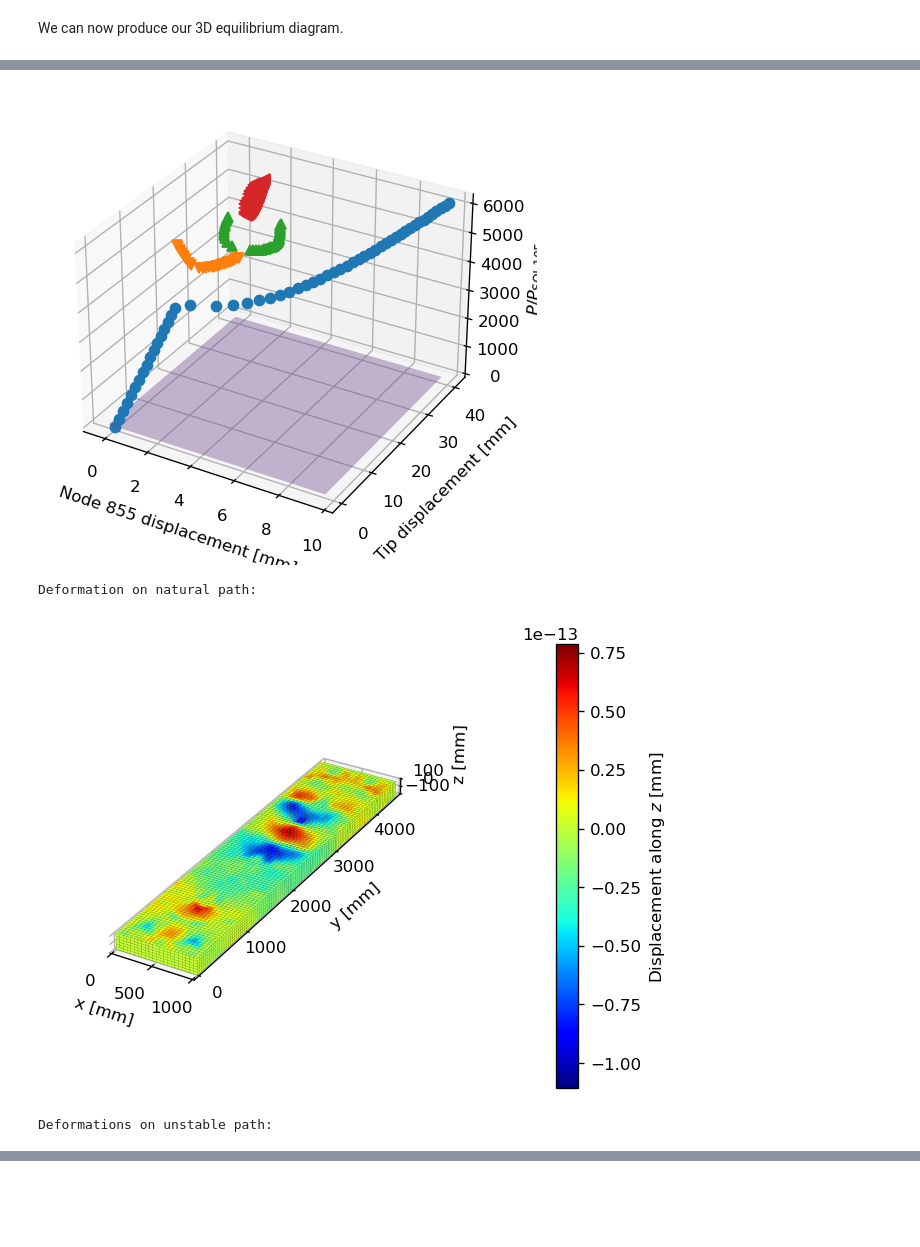
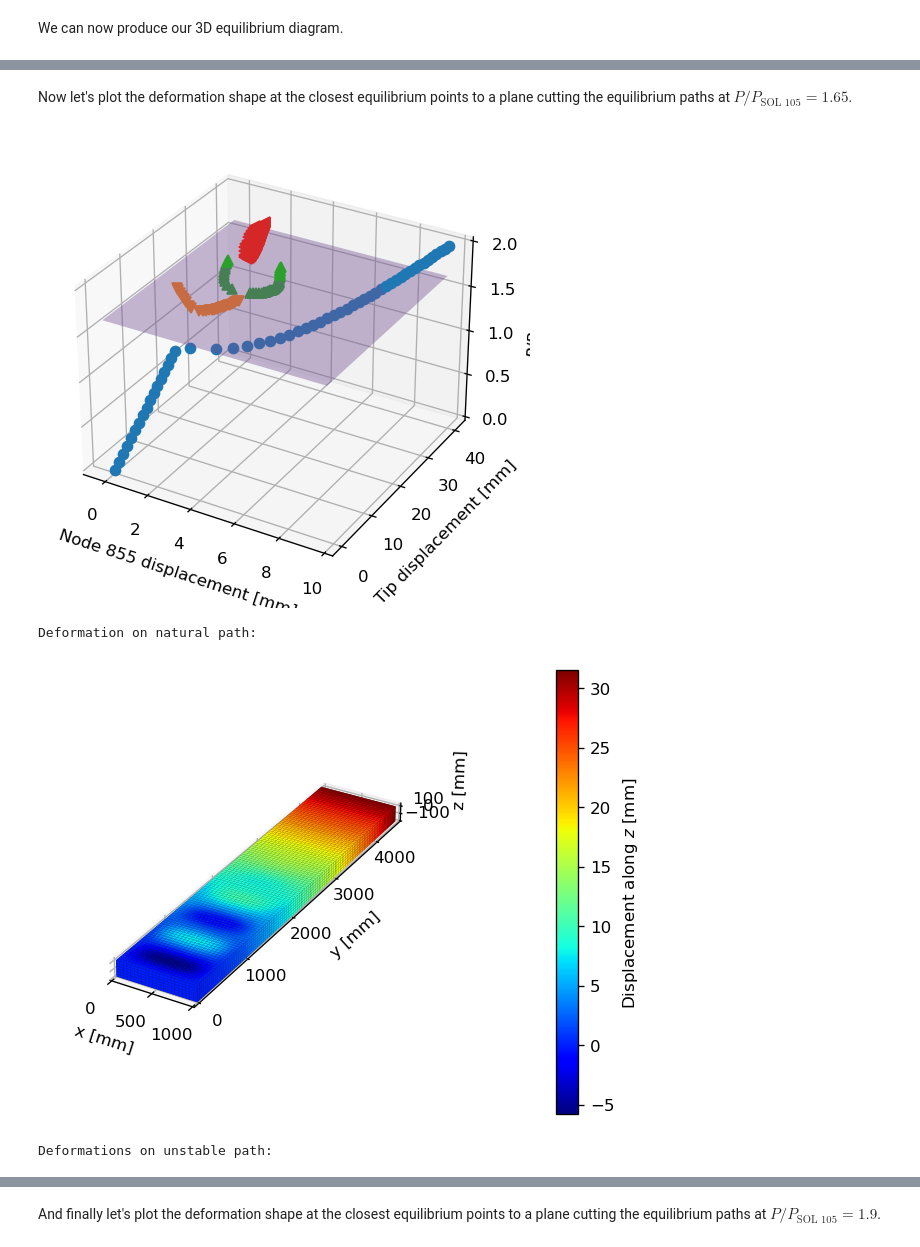
Before and after one commit to fmamitrotta/nonlinear-structural-stability-notebooks, a Jupyter notebook: notebooks/15_Investigation_of_the_Equilibrium_Paths_of_the_Box_Beam_Reinforced_with_Ribs.ipynb, the cells around one changed output, grey strips where cells are left out. Cells and saved outputs as stored; diff of their text form; code cells hidden in the pictures; blank space fills up the shorter version.

```diff
--- a/notebooks/15_Investigation_of_the_Equilibrium_Paths_of_the_Box_Beam_Reinforced_with_Ribs.ipynb
+++ b/notebooks/15_Investigation_of_the_Equilibrium_Paths_of_the_Box_Beam_Reinforced_with_Ribs.ipynb
@@ -445,7 +445,7 @@ for subcase_id in range(1, 3):
 # Run linear buckling analysis
 input_name = 'path_existence_verification_sol_105'
 sol_105_op2 = pynastran_utils.run_sol_105_buckling_analysis(bdf_object=box_beam_bdf.__deepcopy__({}), static_load_set_id=force_set_id,
-analysis_directory_path=analysis_directory_path, input_name=input_name, run_flag=True)
+analysis_directory_path=analysis_directory_path, input_name=input_name, run_flag=False)
 
 # Find id of node where maximum displacement occurs
 max_displacement_node_id = np.argmax(sol_105_op2.eigenvectors[second_subcase_id].data[0, :, component_index]) + 1
@@ -567,15 +567,16 @@ plt.show()
 
 # Plot first deformation on unstable path
 print('Deformations on unstable path:')
-negative_displacements_indices = np.where(local_displacements[1] < np.median(local_displacements[1]))[0]
-load_step = negative_displacements_indices[np.argmin(np.abs(applied_loads[1][negative_displacements_indices] - load_factor))] + 1  # find closest load step to plane
+key = 1
+negative_displacements_indices = np.where(local_displacements[key] < np.median(local_displacements[key]))[0]
+load_step = negative_displacements_indices[np.argmin(np.abs(applied_loads[key][negative_displacements_indices] - load_factor))] + 1  # find closest load step to plane
 _, ax = pynastran_utils.plot_static_deformation(op2_object=sol_106_op2_1_4Psol105_epsp1em1, subcase_id=second_subcase_id, load_step=load_step, displacement_component='tz')
 set_ticks_and_labels_position(ax)
 plt.show()
 
 # Plot second deformation on unstable path
-positive_displacements_indices = np.where(local_displacements[1] > np.median(local_displacements[1]))[0]
-load_step = positive_displacements_indices[np.argmin(np.abs(applied_loads[1][positive_displacements_indices] - load_factor))] + 1  # find closest load step to plane
+positive_displacements_indices = np.where(local_displacements[key] > np.median(local_displacements[key]))[0]
+load_step = positive_displacements_indices[np.argmin(np.abs(applied_loads[key][positive_displacements_indices] - load_factor))] + 1  # find closest load step to plane
 _, ax = pynastran_utils.plot_static_deformation(op2_object=sol_106_op2_1_4Psol105_epsp1em1, subcase_id=second_subcase_id, load_step=load_step, displacement_component='tz')
 set_ticks_and_labels_position(ax)
 plt.show()
@@ -588,3 +589,5 @@ Deformations on unstable path:
+# %% [markdown]
+Now let's plot the deformation shape at the closest equilibrium points to a plane cutting the equilibrium paths at $P/P_\text{SOL 105}=1.65$.
 # %%
 # Create figure with three-dimensional axes
 plt.figure()
@@ -604,37 +607,38 @@ ax_3d.plot_surface(xx, yy, np.full_like(xx, load_factor), alpha=0.4, color=color
 # Plot part of the equilibrium paths that should be visible on top of the plane
 for key in local_displacements:
     ax_3d.plot3D(local_displacements[key], tip_displacements[key], np.where(applied_loads[key]>=load_factor, applied_loads[key], np.nan), markers[key], color=colors[key], zorder=3)
 
 # Set plot appearance
 ax_3d.set_xlabel(f'Node {max_displacement_node_id:d} displacement [mm]')
 ax_3d.set_ylabel('Tip displacement [mm]')
 ax_3d.set_zlabel('$P/P_\mathrm{SOL\/105}$')
 ax_3d.grid(visible=True)
 plt.show()
 
 # Plot static deformation of natural path
 print('Deformation on natural path:')
 load_step = np.argmin(np.abs(applied_loads[0] - load_factor)) + 1  # find closest load step to plane
 _, ax = pynastran_utils.plot_static_deformation(op2_object=sol_106_op2_2Psol105_epsp1em3, subcase_id=second_subcase_id, load_step=load_step, displacement_component='tz')
 set_ticks_and_labels_position(ax)
 plt.show()
 
 # Plot first deformation on unstable path
 print('Deformations on unstable path:')
-negative_displacements_indices = np.where(local_displacements[1] < np.median(local_displacements[1]))[0]
-load_step = negative_displacements_indices[np.argmin(np.abs(applied_loads[2][negative_displacements_indices] - load_factor))] + 1  # find closest load step to plane
+key = 2
+negative_displacements_indices = np.where(local_displacements[key] < np.median(local_displacements[key]))[0]
+load_step = negative_displacements_indices[np.argmin(np.abs(applied_loads[key][negative_displacements_indices] - load_factor))] + 1  # find closest load step to plane
 _, ax = pynastran_utils.plot_static_deformation(op2_object=sol_106_op2_1_7Psol105_epsp1em1, subcase_id=second_subcase_id, load_step=load_step, displacement_component='tz')
 set_ticks_and_labels_position(ax)
 plt.show()
 
 # Plot second deformation on unstable path
 positive_displacements_indices = np.where(local_displacements[1] > np.median(local_displacements[1]))[0]
-load_step = positive_displacements_indices[np.argmin(np.abs(applied_loads[2][positive_displacements_indices] - load_factor))] + 1  # find closest load step to plane
+load_step = positive_displacements_indices[np.argmin(np.abs(applied_loads[key][positive_displacements_indices] - load_factor))] + 1  # find closest load step to plane
 _, ax = pynastran_utils.plot_static_deformation(op2_object=sol_106_op2_1_7Psol105_epsp1em1, subcase_id=second_subcase_id, load_step=load_step, displacement_component='tz')
 set_ticks_and_labels_position(ax)
 plt.show()
 # %% [output]
-[figure, old version]
+[figure, new version]
 Deformation on natural path:
-[figure, old version]
+[figure, new version]
 Deformations on unstable path:
@@ -643,3 +647,5 @@ Deformations on unstable path:
+# %% [markdown]
+And finally let's plot the deformation shape at the closest equilibrium points to a plane cutting the equilibrium paths at $P/P_\text{SOL 105}=1.9$.
 # %%
 # Create figure with three-dimensional axes
 plt.figure()
```
Also changed, not shown: parts of 20 cells of this notebook.
